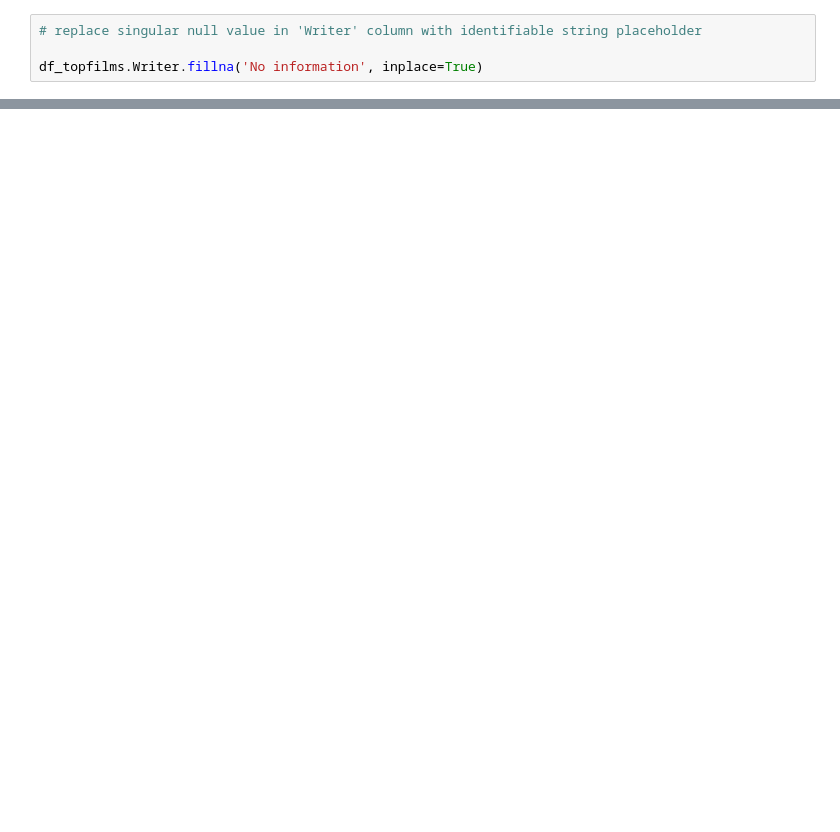
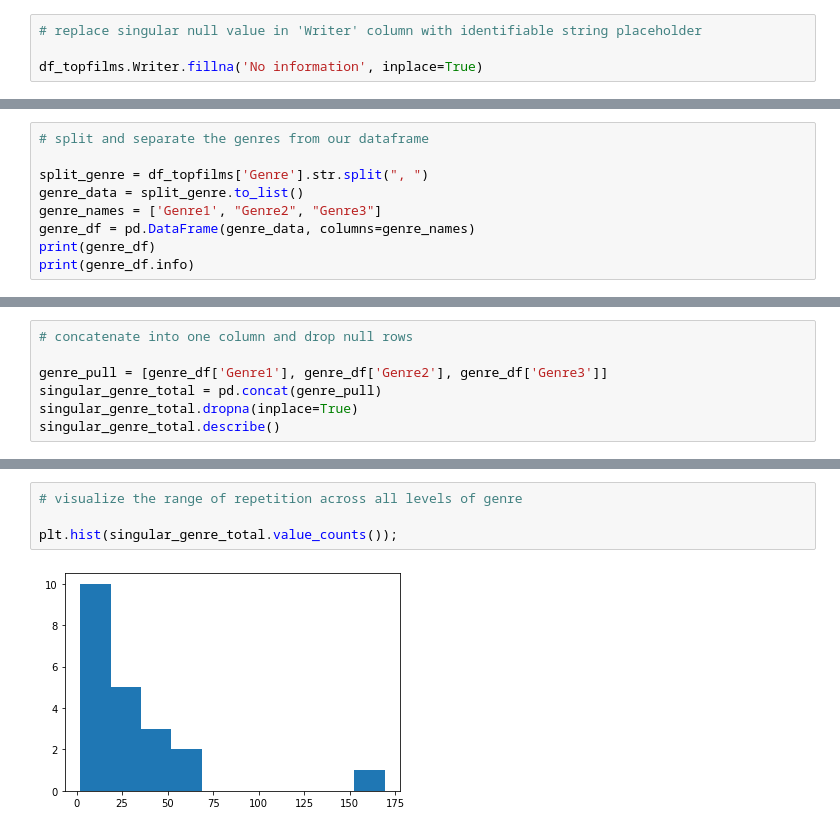
Before and after one commit to sierrafromcalifornia/Film-Analysis-Project, a Jupyter notebook: dsc-film-analysis-project.ipynb, the cells around one changed output, grey strips where cells are left out. Drawn from its saved outputs; the diff is of its cells as text; blank space fills up the shorter version.

```diff
--- a/dsc-film-analysis-project.ipynb
+++ b/dsc-film-analysis-project.ipynb
@@ -332,0 +490,9 @@ Questions to consider:
+# %%
+# split and separate the genres from our dataframe
+
+split_genre = df_topfilms['Genre'].str.split(", ")
+genre_data = split_genre.to_list()
+genre_names = ['Genre1', "Genre2", "Genre3"]
+genre_df = pd.DataFrame(genre_data, columns=genre_names)
+print(genre_df)
+print(genre_df.info)
@@ -332,0 +517,7 @@ Questions to consider:
+# %%
+# concatenate into one column and drop null rows
+
+genre_pull = [genre_df['Genre1'], genre_df['Genre2'], genre_df['Genre3']]
+singular_genre_total = pd.concat(genre_pull)
+singular_genre_total.dropna(inplace=True)
+singular_genre_total.describe()
@@ -332,0 +778,6 @@ Questions to consider:
+# %%
+# visualize the range of repetition across all levels of genre
+
+plt.hist(singular_genre_total.value_counts());
+# %% [output]
+[figure, added]
```
Also changed, not shown: parts of 126 cells of this notebook.
